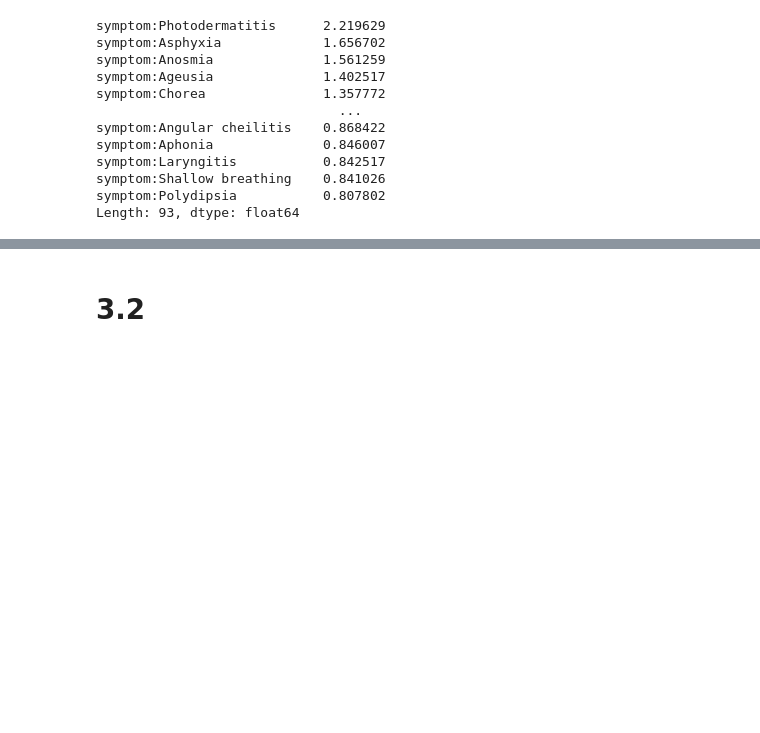
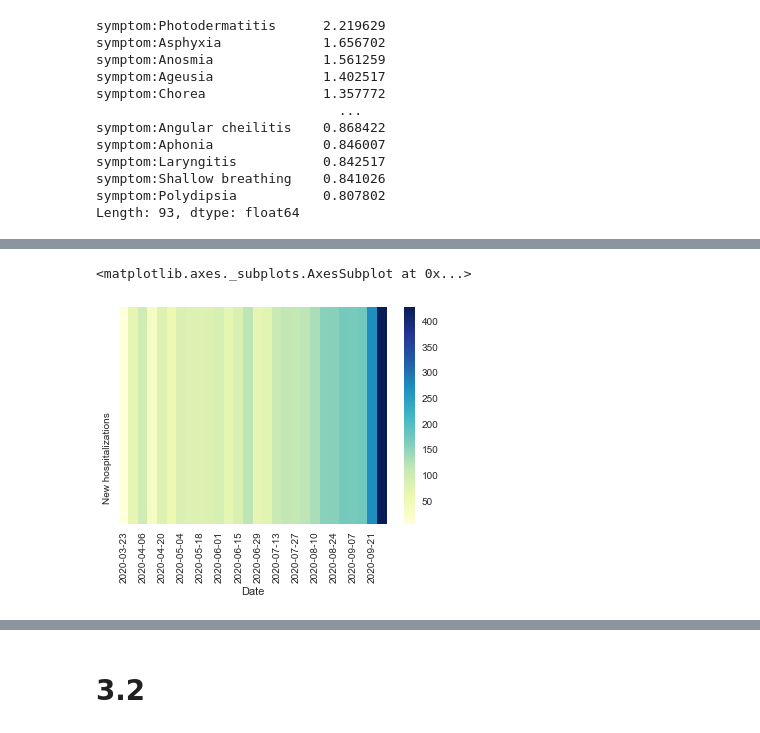
Before and after one commit to brendanmarks/Project1, a Jupyter notebook: Project1.ipynb, the cells around one changed output, grey strips where cells are left out. Saved outputs shown, nothing was run; the diff lists cells and outputs as text; code cells hidden in the pictures; blank space fills up the shorter version.

```diff
--- a/Project1.ipynb
+++ b/Project1.ipynb
@@ -195,7 +195,9 @@ dl = DataLoader()
 # %% [markdown]
 # 3.1
 # %%
+# Creating symptomData series and hospitalizationData series
 symptomData = dl.aggregateWeeklyData
+hospitalizationData = symptomData[['date_hospitalization', 'hospitalized_new']]
 symptomData.drop(columns=['date_hospitalization', 'hospitalized_new', 'hospitalized_cumulative'], inplace=True)
 # %%
 #Choosing top 3 symptoms based on their mean.  Excluding Photodermatitis due to too many NaN values.
@@ -238,0 +290,5 @@ heatmap_ageusia = pd.pivot_table(symptomData, values='symptom:Ageusia',
+# %%
+sns.heatmap(heatmap_hospitalizations, cmap="YlGnBu")
+# %% [output]
+<matplotlib.axes._subplots.AxesSubplot at 0x...>
+[figure, added]
```
Also changed, not shown: parts of 18 cells of this notebook.
